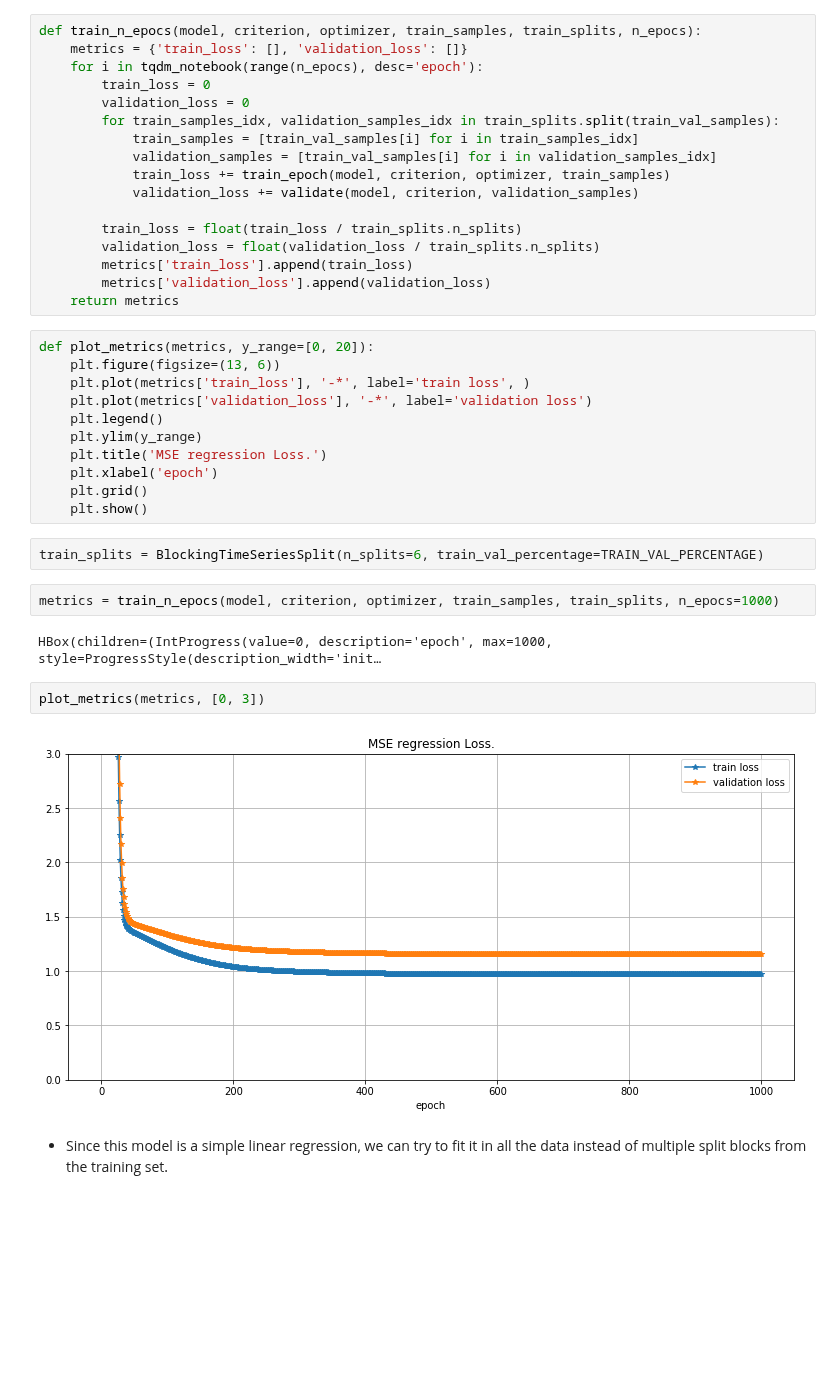
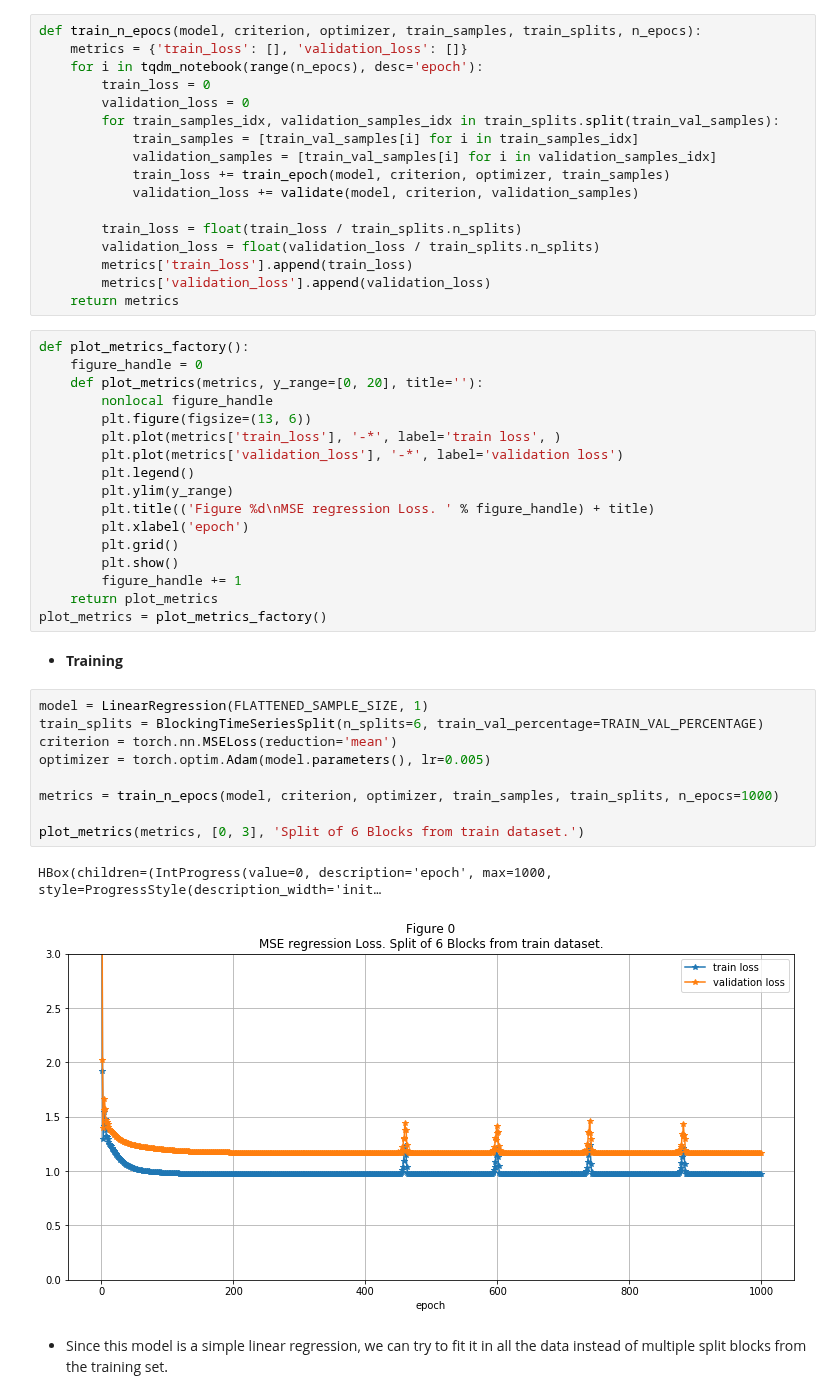
Before and after one commit to leoniloris/Stock-Price-Prediction, a Jupyter notebook: stock_price_prediction.ipynb, the cells around one changed output. Drawn from its saved outputs; the diff is of its cells as text; blank space fills up the shorter version.

```diff
--- a/stock_price_prediction.ipynb
+++ b/stock_price_prediction.ipynb
@@ -447,26 +441,36 @@ def train_n_epocs(model, criterion, optimizer, train_samples, train_splits, n_ep
         metrics['validation_loss'].append(validation_loss)
     return metrics
 # %%
-def plot_metrics(metrics, y_range=[0, 20]):
-    plt.figure(figsize=(13, 6))
-    plt.plot(metrics['train_loss'], '-*', label='train loss', )
-    plt.plot(metrics['validation_loss'], '-*', label='validation loss')
-    plt.legend()
-    plt.ylim(y_range)
-    plt.title('MSE regression Loss.')
-    plt.xlabel('epoch')
-    plt.grid()
-    plt.show()
+def plot_metrics_factory():
+    figure_handle = 0
+    def plot_metrics(metrics, y_range=[0, 20], title=''):
+        nonlocal figure_handle
+        plt.figure(figsize=(13, 6))
+        plt.plot(metrics['train_loss'], '-*', label='train loss', )
+        plt.plot(metrics['validation_loss'], '-*', label='validation loss')
+        plt.legend()
+        plt.ylim(y_range)
+        plt.title(('Figure %d\nMSE regression Loss. ' % figure_handle) + title)
+        plt.xlabel('epoch')
+        plt.grid()
+        plt.show()
+        figure_handle += 1
+    return plot_metrics
+plot_metrics = plot_metrics_factory()
-# %%
-train_splits = BlockingTimeSeriesSplit(n_splits=6, train_val_percentage=TRAIN_VAL_PERCENTAGE)
-# %%
-metrics = train_n_epocs(model, criterion, optimizer, train_samples, train_splits, n_epocs=1000)
-# %% [output]
-HBox(children=(IntProgress(value=0, description='epoch', max=1000, style=ProgressStyle(description_width='init…
-# %%
-plot_metrics(metrics, [0, 3])
-# %% [output]
-[figure, removed]
+# %% [markdown]
+* **Training**
+# %%
+model = LinearRegression(FLATTENED_SAMPLE_SIZE, 1)
+train_splits = BlockingTimeSeriesSplit(n_splits=6, train_val_percentage=TRAIN_VAL_PERCENTAGE)
+criterion = torch.nn.MSELoss(reduction='mean')
+optimizer = torch.optim.Adam(model.parameters(), lr=0.005)
+
+metrics = train_n_epocs(model, criterion, optimizer, train_samples, train_splits, n_epocs=1000)
+
+plot_metrics(metrics, [0, 3], 'Split of 6 Blocks from train dataset.')
+# %% [output]
+HBox(children=(IntProgress(value=0, description='epoch', max=1000, style=ProgressStyle(description_width='init…
+[figure, added]
 # %% [markdown]
 * Since this model is a simple linear regression, we can try to fit it in all the data instead of multiple split blocks from the training set.
 # %%
```
Also changed, not shown: parts of 6 cells of this notebook.
